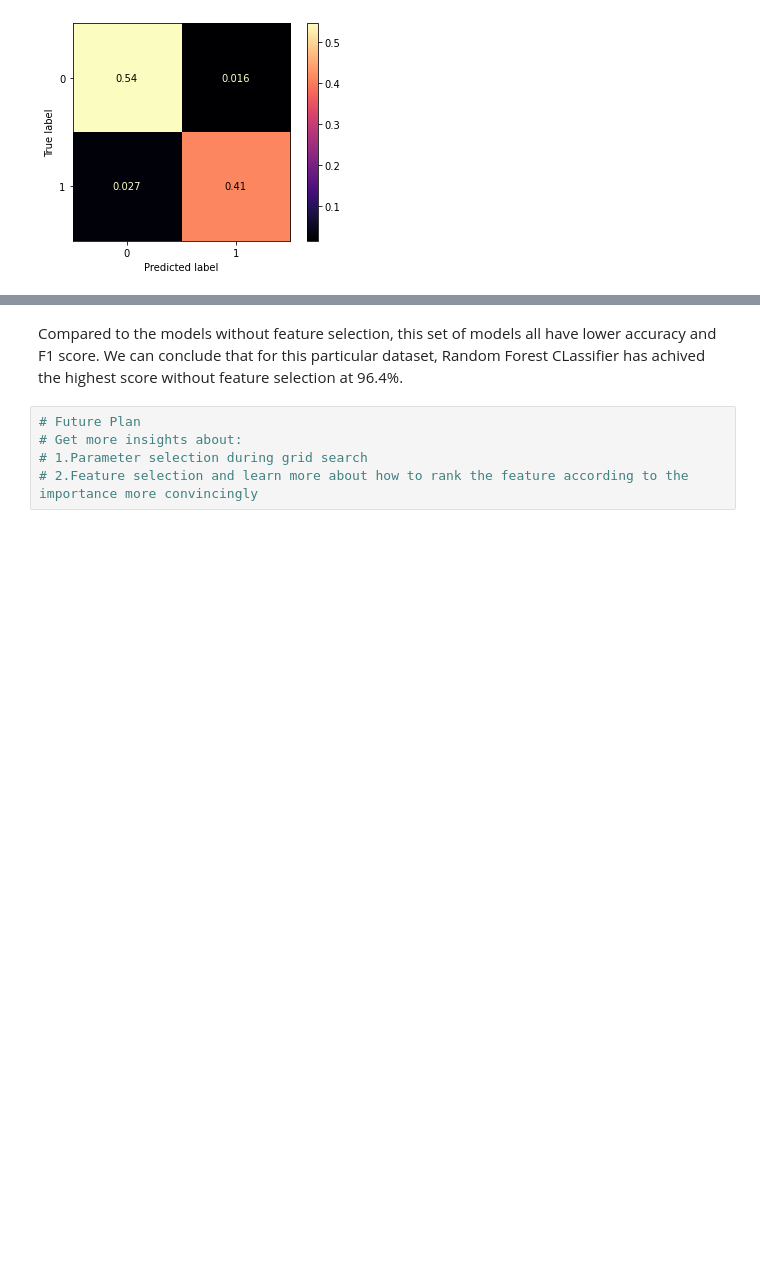
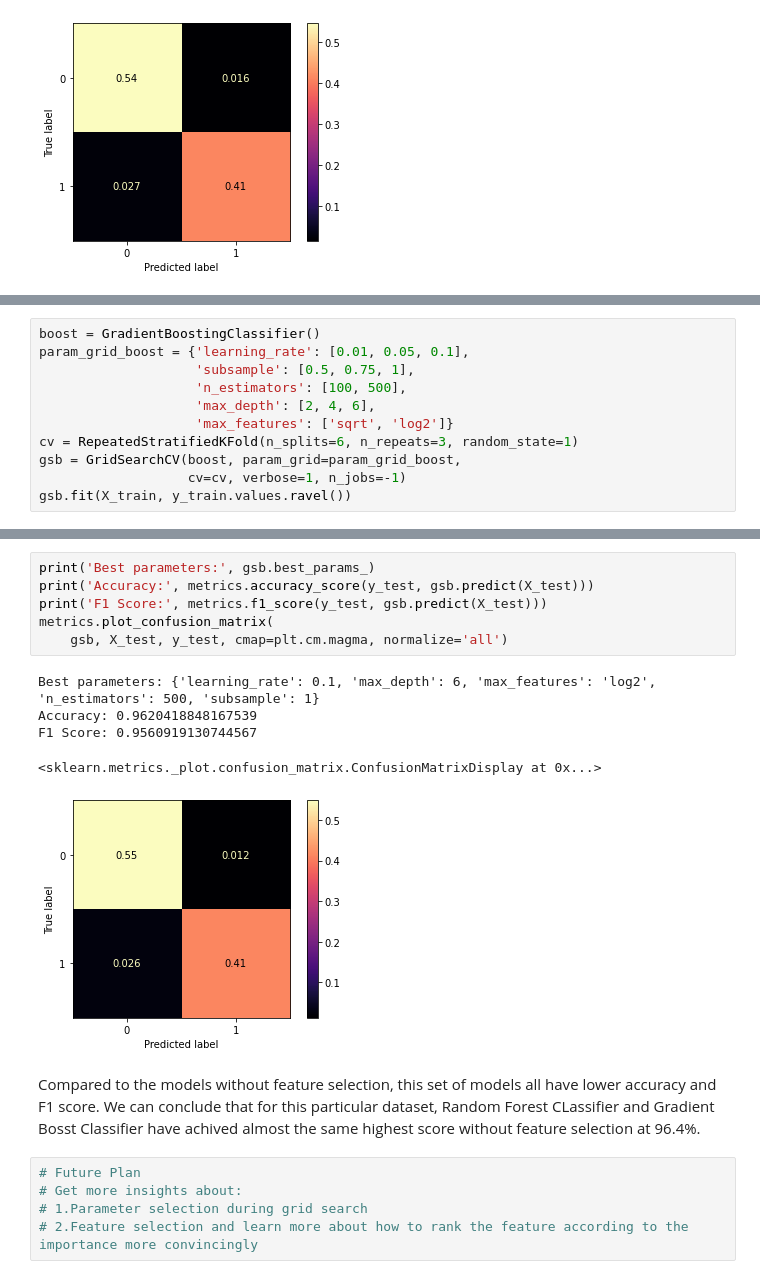
Before and after one commit to Dogecat0/kaggle_projects, a Jupyter notebook: kaggle_airline_passenger_satisfaction/airline_passenger_satisfaction_analysis.ipynb, the cells around one changed output, grey strips where cells are left out. Drawn from its saved outputs; the diff is of its cells as text; blank space fills up the shorter version.

Commit message:
updates to XGBoost model result and final conclusion

```diff
--- a/kaggle_airline_passenger_satisfaction/airline_passenger_satisfaction_analysis.ipynb
+++ b/kaggle_airline_passenger_satisfaction/airline_passenger_satisfaction_analysis.ipynb
@@ -724,0 +727,11 @@ F1 Score: 0.9504968062455642
+# %%
+boost = GradientBoostingClassifier()
+param_grid_boost = {'learning_rate': [0.01, 0.05, 0.1],
+                    'subsample': [0.5, 0.75, 1],
+                    'n_estimators': [100, 500],
+                    'max_depth': [2, 4, 6],
+                    'max_features': ['sqrt', 'log2']}
+cv = RepeatedStratifiedKFold(n_splits=6, n_repeats=3, random_state=1)
+gsb = GridSearchCV(boost, param_grid=param_grid_boost,
+                   cv=cv, verbose=1, n_jobs=-1)
+gsb.fit(X_train, y_train.values.ravel())
@@ -725,5 +748,17 @@ F1 Score: 0.9504968062455642
+# %%
+print('Best parameters:', gsb.best_params_)
+print('Accuracy:', metrics.accuracy_score(y_test, gsb.predict(X_test)))
+print('F1 Score:', metrics.f1_score(y_test, gsb.predict(X_test)))
+metrics.plot_confusion_matrix(
+    gsb, X_test, y_test, cmap=plt.cm.magma, normalize='all')
+# %% [output]
+Best parameters: {'learning_rate': 0.1, 'max_depth': 6, 'max_features': 'log2', 'n_estimators': 500, 'subsample': 1}
+Accuracy: 0.9620418848167539
+F1 Score: 0.9560919130744567
+<sklearn.metrics._plot.confusion_matrix.ConfusionMatrixDisplay at 0x...>
+[figure, added]
 # %% [markdown]
-Compared to the models without feature selection, this set of models all have lower accuracy and F1 score. We can conclude that for this particular dataset, Random Forest CLassifier has achived the highest score without feature selection at 96.4%.
+Compared to the models without feature selection, this set of models all have lower accuracy and F1 score. We can conclude that for this particular dataset, Random Forest CLassifier and Gradient Bosst Classifier have achived almost the same highest score without feature selection at 96.4%.
 # %%
 # Future Plan
 # Get more insights about:
```
Also changed, not shown: parts of 3 cells of this notebook, 1 other file.
